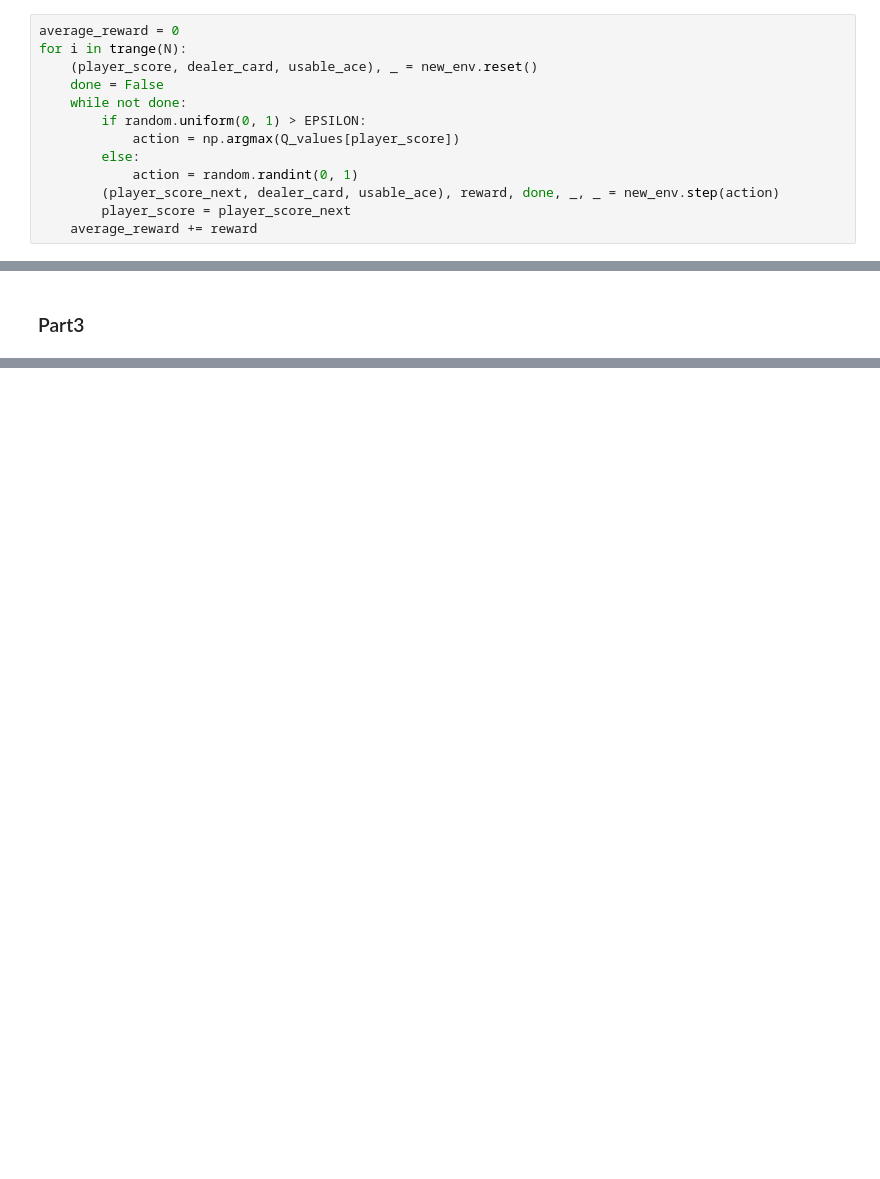
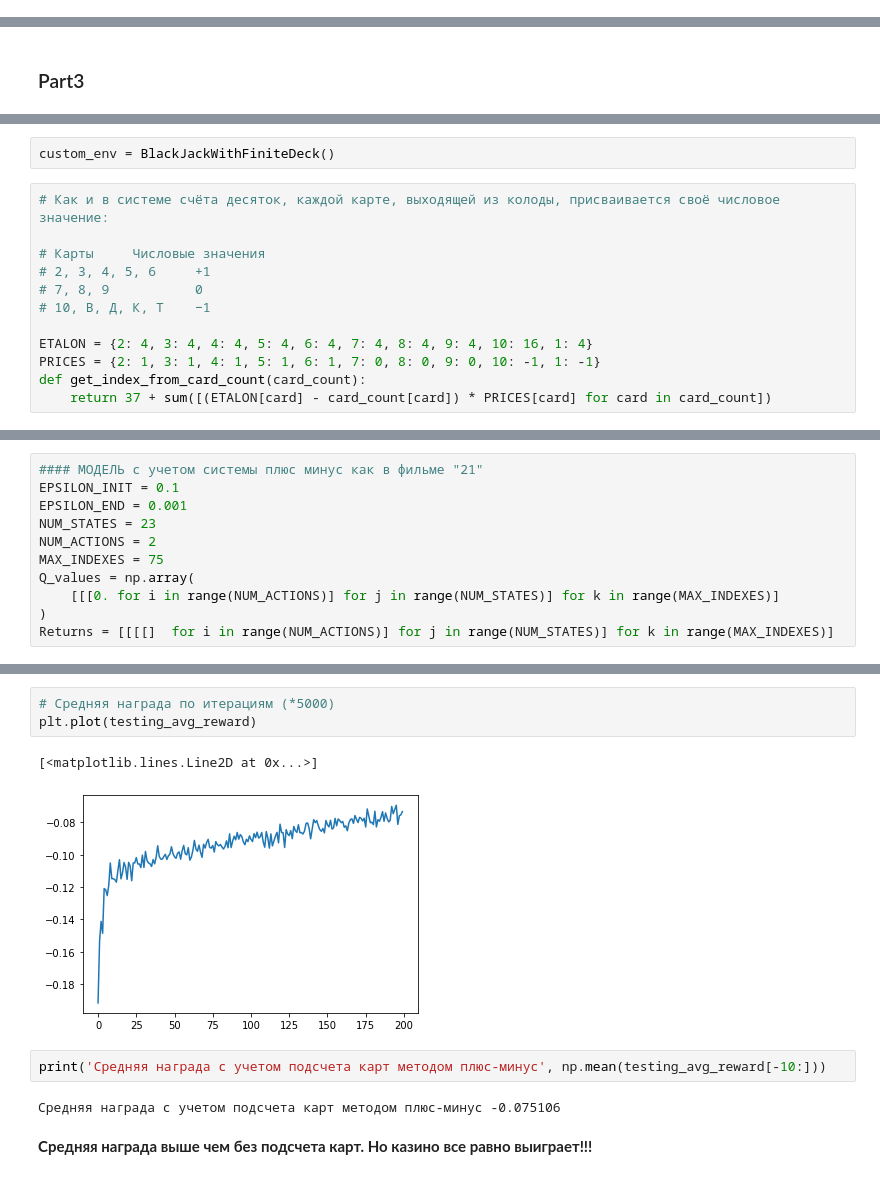
Before and after one commit to kuzhamuratov/MADE_advanced_dl_and_rl, a Jupyter notebook: task1.ipynb, the cells around one changed output, grey strips where cells are left out. Drawn from its saved outputs; the diff is of its cells as text; blank space fills up the shorter version.

```diff
--- a/task1.ipynb
+++ b/task1.ipynb
@@ -185,14 +190 @@ plt.plot(testing_avg_reward)
-# %%
-average_reward = 0
-for i in trange(N):
-    (player_score, dealer_card, usable_ace), _ = new_env.reset()
-    done = False
-    while not done:
-        if random.uniform(0, 1) > EPSILON:
-            action = np.argmax(Q_values[player_score])
-        else:
-            action = random.randint(0, 1)
-        (player_score_next, dealer_card, usable_ace), reward, done, _, _ = new_env.step(action)
-        player_score = player_score_next
-    average_reward += reward
 # %%
@@ -205,0 +317,14 @@ average_reward / N
+# %%
+custom_env = BlackJackWithFiniteDeck()
+# %%
+# Как и в системе счёта десяток, каждой карте, выходящей из колоды, присваивается своё числовое значение:
+
+# Карты 	Числовые значения
+# 2, 3, 4, 5, 6 	+1
+# 7, 8, 9       	0
+# 10, В, Д, К, Т	−1
+
+ETALON = {2: 4, 3: 4, 4: 4, 5: 4, 6: 4, 7: 4, 8: 4, 9: 4, 10: 16, 1: 4}
+PRICES = {2: 1, 3: 1, 4: 1, 5: 1, 6: 1, 7: 0, 8: 0, 9: 0, 10: -1, 1: -1}
+def get_index_from_card_count(card_count):
+    return 37 + sum([(ETALON[card] - card_count[card]) * PRICES[card] for card in card_count])
@@ -205,0 +392,11 @@ average_reward / N
+# %%
+#### МОДЕЛЬ с учетом системы плюс минус как в фильме "21"
+EPSILON_INIT = 0.1
+EPSILON_END = 0.001
+NUM_STATES = 23
+NUM_ACTIONS = 2
+MAX_INDEXES = 75
+Q_values = np.array(
+    [[[0. for i in range(NUM_ACTIONS)] for j in range(NUM_STATES)] for k in range(MAX_INDEXES)]
+)
+Returns = [[[[]  for i in range(NUM_ACTIONS)] for j in range(NUM_STATES)] for k in range(MAX_INDEXES)]
@@ -205,0 +465,12 @@ average_reward / N
+# %%
+# Средняя награда по итерациям (*5000)
+plt.plot(testing_avg_reward)
+# %% [output]
+[<matplotlib.lines.Line2D at 0x...>]
+[figure, added]
+# %%
+print('Средняя награда с учетом подсчета карт методом плюс-минус', np.mean(testing_avg_reward[-10:]))
+# %% [output]
+Средняя награда с учетом подсчета карт методом плюс-минус -0.075106
+# %% [markdown]
+__Средняя награда выше чем без подсчета карт. Но казино все равно выиграет!!!__
```
Also changed, not shown: parts of 17 cells of this notebook.
